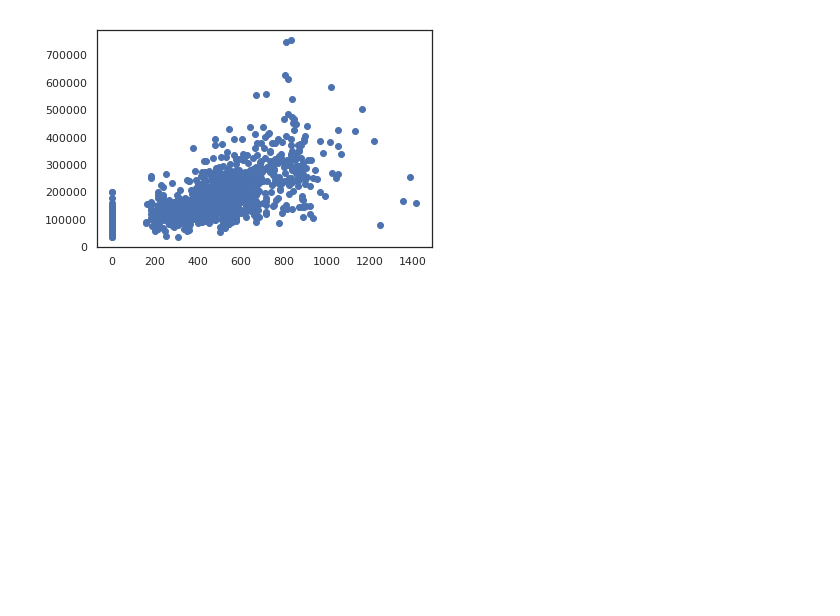
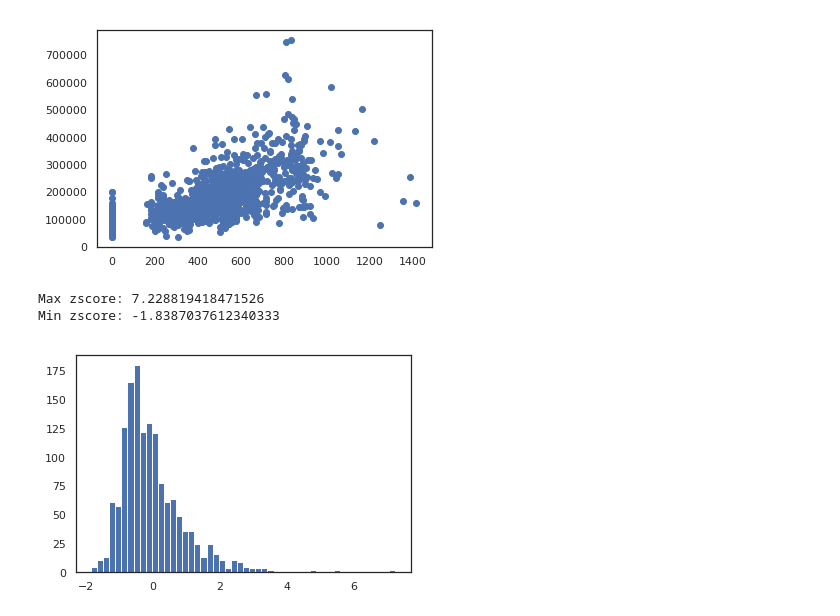
Before and after one commit to evolsidog/Kaggle-Funny, a Jupyter notebook: house-prices-advanced-regression-techniques/EDA_V0.ipynb, the cells around one changed output. Drawn from its saved outputs; the diff is of its cells as text; code cells hidden in the pictures; blank space fills up the shorter version.

Commit message:
Add zscores outliers detection

```diff
--- a/house-prices-advanced-regression-techniques/EDA_V0.ipynb
+++ b/house-prices-advanced-regression-techniques/EDA_V0.ipynb
@@ -217,3 +217,13 @@ plt.scatter(train_df.GarageArea, train_df.SalePrice)
 # %% [output]
 <matplotlib.collections.PathCollection at 0x...>
 [figure]
+# %%
+# Z-score
+zscores = zscore(train_df['SalePrice'])
+print("Max zscore: " + str(zscores.max()))
+print("Min zscore: " + str(zscores.min()))
+plt.hist(zscores, bins=50);
+# %% [output]
+Max zscore: 7.228819418471526
+Min zscore: -1.8387037612340333
+[figure, added]
```
Also changed, not shown: parts of 3 cells of this notebook.
